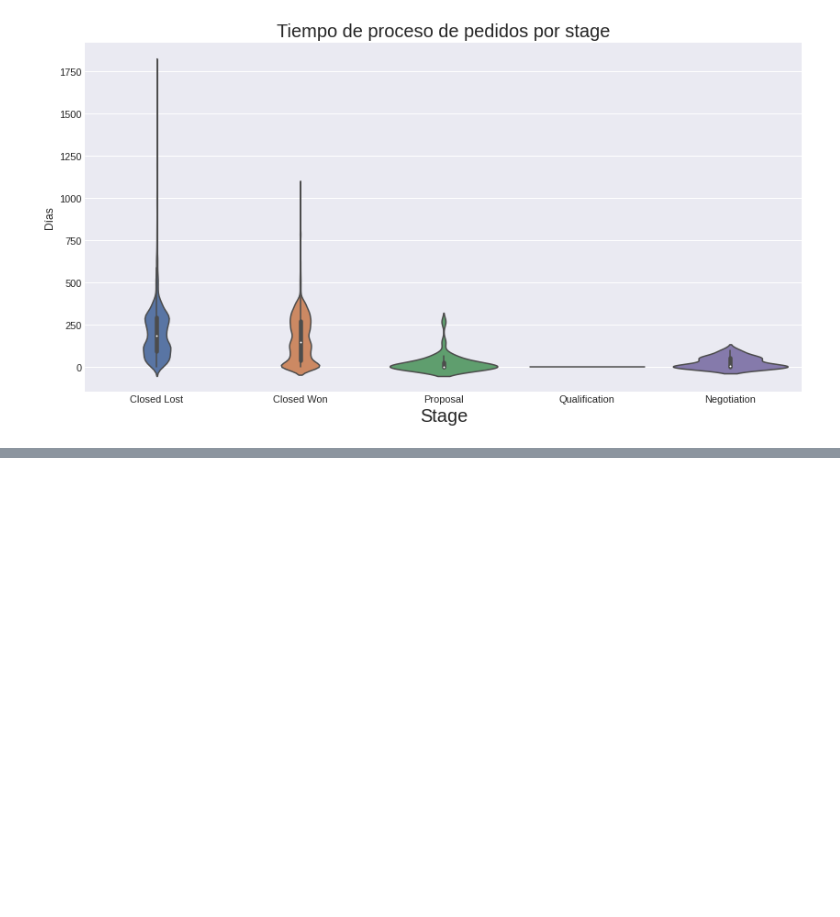
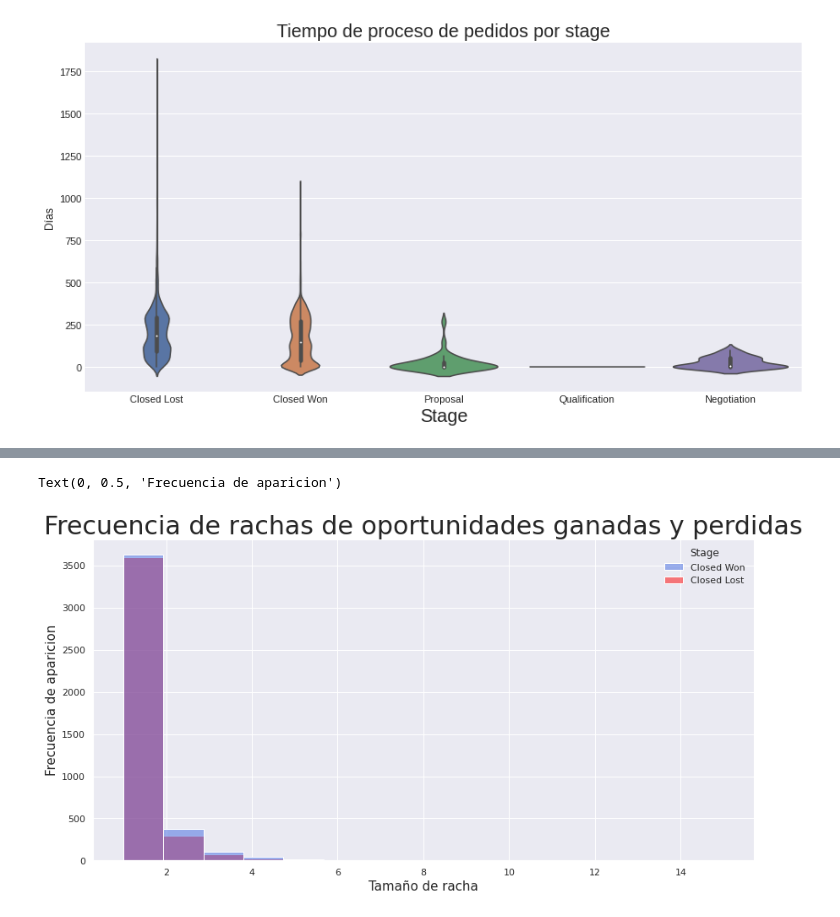
Before and after one commit to nazar9318/datos-TP1-Pandas-2c2020, a Jupyter notebook: notebooks/notebook_Lucas.ipynb, the cells around one changed output, grey strips where cells are left out. Cells and saved outputs as stored; diff of their text form; code cells hidden in the pictures; blank space fills up the shorter version.

```diff
--- a/notebooks/notebook_Lucas.ipynb
+++ b/notebooks/notebook_Lucas.ipynb
@@ -1341,0 +1341,18 @@ g.fig.subplots_adjust(top=.9)
+# %%
+oportunidades_grouped_won = oportunidades_won.groupby(['Stage']).agg({'count':'count'}).reset_index()
+oportunidades_grouped_lost = oportunidades_lost.groupby(['Stage']).agg({'count':'count'}).reset_index()
+grouped_continous = pd.concat([grouped_won_owner,grouped_loss_owner])
+# %%
+f, ax = mplt.subplots(figsize=(14, 7))
+palette ={"Closed Won": "royalblue", "Closed Lost": "red"}
+
+plot = sns.histplot(ax= ax,data=grouped_continous, x="count", hue="Stage",palette=palette)
+
+mplt.title('Frecuencia de rachas de oportunidades ganadas y perdidas',fontsize=30)
+plot
+#sns.histplot(ax= ax,data= grouped_continous, x="count", hue="Stage", kind="kde",palette=palette)
+ax.set_xlabel("Tamaño de racha",fontsize=15)
+ax.set_ylabel("Frecuencia de aparicion",fontsize=15)
+# %% [output]
+Text(0, 0.5, 'Frecuencia de aparicion')
+[figure, added]
```
Also changed, not shown: parts of 46 cells of this notebook.
